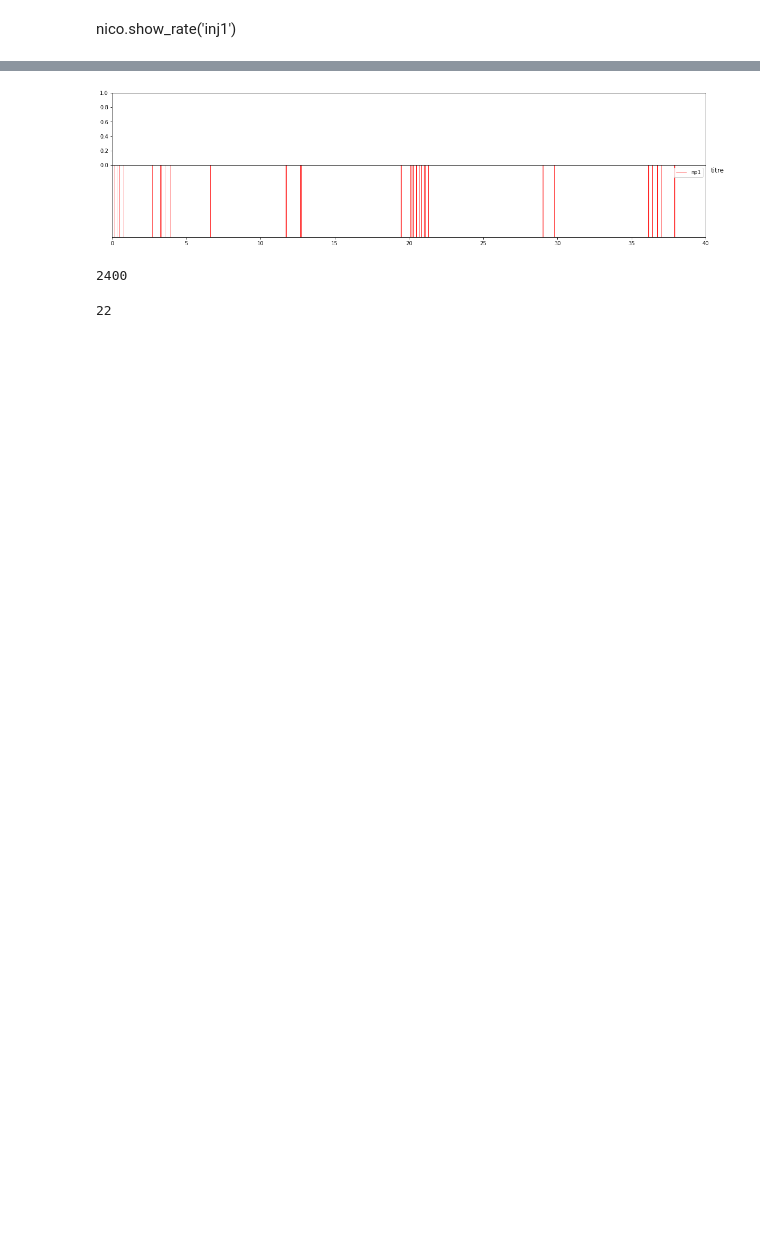
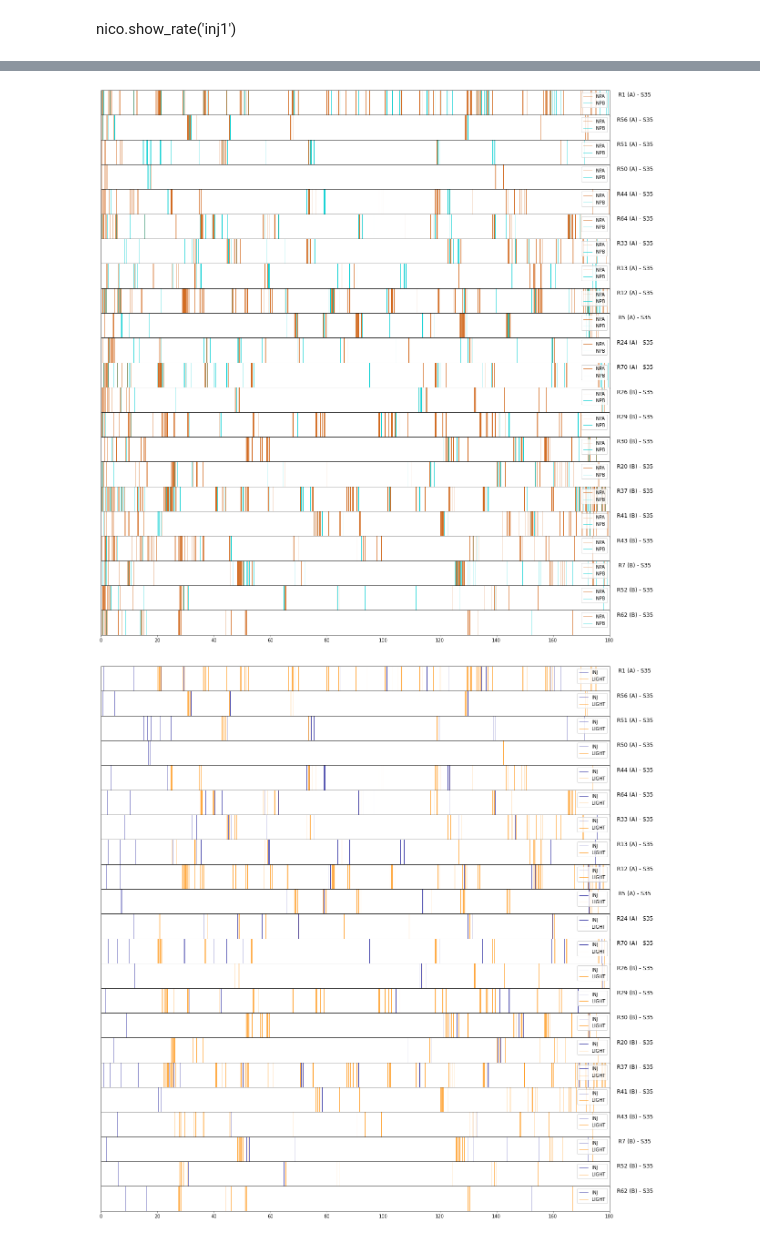
Before and after one commit to matias-ceau/pyfiber, a Jupyter notebook: dev/NICOTINE.ipynb, the cells around one changed output, grey strips where cells are left out. Cells and saved outputs as stored; diff of their text form; code cells hidden in the pictures; blank space fills up the shorter version.

```diff
--- a/dev/NICOTINE.ipynb
+++ b/dev/NICOTINE.ipynb
@@ -173,34 +336,29 @@ s39 = df[df['session']==39].copy()
 # %%
-def pplot(events,dataframe):
+def pplot(events,df,jour):
     a,b = events
-    dic = {"np1":     ('NPA',   {"A":'chocolate',    "B":'chocolate'   }), #"B":'peru'}),
-           "np2":     ('NPB',   {"A":'darkturquoise',"B":'darkturquoise'}), #"B":'dodgerblue'}),
-           "inj1":    ('INJ',   {"A":'darkblue',     "B":'darkblue'    }), #"B":'indigo'}),
-           "led1_on": ('LIGHT', {"A":'darkorange',   "B":'darkorange'  })}#"B":'goldenrod'})}
+    dic = {"np1":     ('NPA',   {"A":'chocolate',    "B":'chocolate'    }), #"B" : 'peru'       }),
+           "np2":     ('NPB',   {"A":'darkturquoise',"B":'darkturquoise'}), #"B" : 'dodgerblue' }),
+           "inj1":    ('INJ',   {"A":'darkblue',     "B":'darkblue'     }), #"B" : 'indigo'     }),
+           "led1_on": ('LIGHT', {"A":'darkorange',   "B":'darkorange'   })} #"B" : 'goldenrod'  })}
+    dataframe = df[df['jour']==jour].copy()
+    dataframe.sort_values('cluster',inplace=True)
+    sess = list(dataframe['jour'])[0]
     fig = plt.figure(figsize=(20,len(dataframe)))
     gs = fig.add_gridspec(len(dataframe), hspace=0)
     ax = gs.subplots(sharex=True, sharey=True)
-    dataframe.sort_values('cluster',inplace=True)
-    sess = list(dataframe['session'])[0]
     for n,rat in enumerate(dataframe.index):
         clust = dataframe.loc[rat,'cluster']
         col_a = colors.hex2color(colors.cnames[dic[a][1][clust]])
         col_b = colors.hex2color(colors.cnames[dic[b][1][clust]])
-        title = f"R{dataframe.loc[rat,'rat']} ({clust}) - S{sess}"
+        title = f"R{dataframe.loc[rat,'Rat']} ({clust}) - S{sess}"
         #print(dataframe.loc[rat,events].index.values)
-        a_data = np.array([i for i in dataframe.loc[rat,a].index.values if i < 2400])/60
-        b_data = np.array([i for i in dataframe.loc[rat,b].index.values if i < 2400])/60
+        a_data = np.array([i for i in dataframe.loc[rat,a].index.values])/60# if i < 2400])/60 ###
+        b_data = np.array([i for i in dataframe.loc[rat,b].index.values])/60# if i < 2400])/60
         ax[n].eventplot(a_data,linelengths=1,lineoffsets=0.5,linewidth=0.7,label=dic[a][0],color=col_a)
         ax[n].eventplot(b_data,linelengths=1,lineoffsets=0.5,linewidth=0.7,label=dic[b][0],color=col_b)
         ax[n].legend()
-        ax[n].set_xlim((0,40))
+        ax[n].set_xlim((0,180)) ###
         ax[n].set_ylim((0,1))
         ax[n].set_title(title,x=1.05, y=1.0, pad=-14)
         ax[n].axes.yaxis.set_visible(False)
-    plt.savefig(f"{sess}_{a}_{b}.pdf",dpi=400)
+    plt.savefig(f"C:\\Users\\mceau\\Documents\\DATA\\nicotine\\images\\{sess}_{a}_{b}_180.pdf",dpi=400) ###
-# %%
-t = list(df.columns)[-4:]
-
-for df in [s36]:
-    for events in [t[:2],t[2:]]:
-        pplot(events,df)
@@ -210,21 +365,7 @@ for df in [s36]:
-# %%
-fig = plt.figure(figsize=(20,5))
-gs = fig.add_gridspec(2, hspace=0)
-ax = gs.subplots(sharex=True, sharey=True)
-data = np.array([i for i in s35.loc[0,'np1'].index.values if i < 2400])/60
-ax[1].eventsplot(data,linelengths=1,lineoffsets=0.5,colors='r',linewidth=0.6,label='np1')
-ax[1].legend()
-ax[1].set_xlim((0,40))
-ax[1].set_ylim((0,1))
-ax[1].set_title( 'titre',x=1.02, y=1.0, pad=-14)
-ax[1].axes.yaxis.set_visible(False)
-# %% [output]
-[figure, removed]
-# %%
-40*60
-# %% [output]
-2400
-# %%
-len(df[df['session']==35])
-# %% [output]
-22
+# %%
+for jour in list(set(selection.jour)):
+    for events in [("np1","np2"),("inj1","led1_on")]:
+        pplot(events,selection,jour)
+# %% [output]
+[figure, added]
+[figure, added]
```
Also changed, not shown: parts of 28 cells of this notebook, 2 other files.
